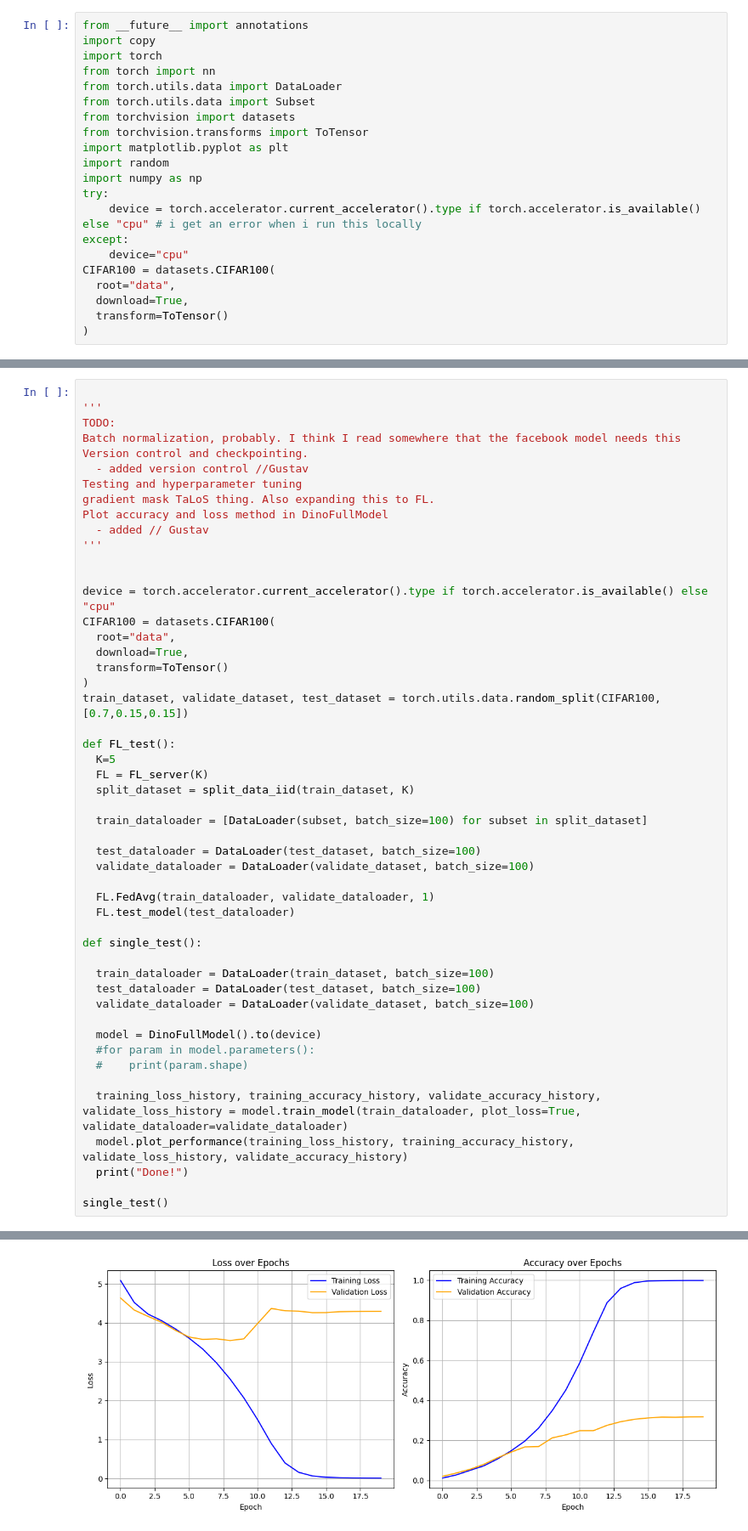
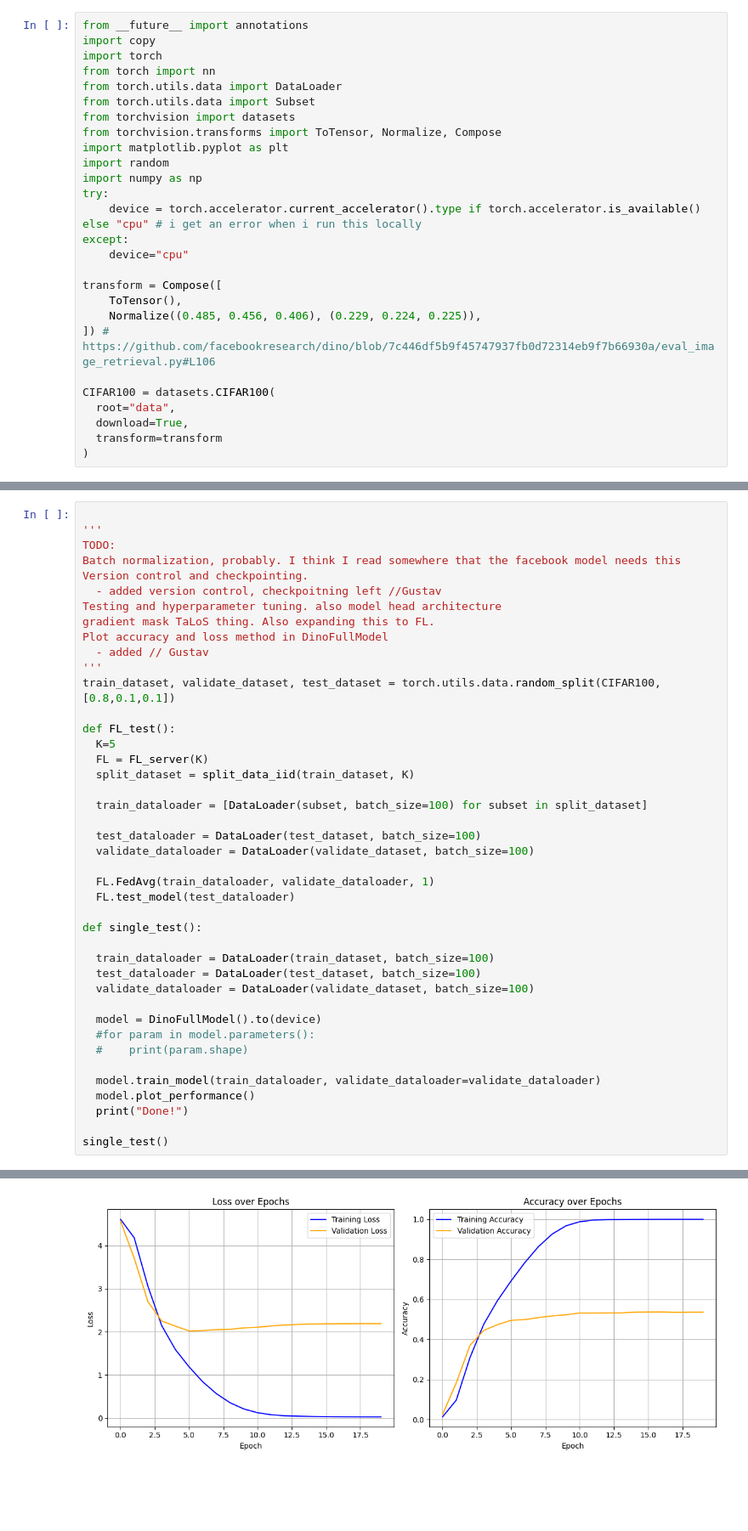
Before and after one commit to aWolander/google-colab, a Jupyter notebook: Federated Learning.ipynb, the cells around one changed output, grey strips where cells are left out. Shown at 85% size. Saved outputs shown, nothing was run; the diff lists cells and outputs as text; blank space fills up the shorter version.

```diff
--- a/Federated Learning.ipynb
+++ b/Federated Learning.ipynb
@@ -8,7 +8,7 @@ from torch import nn
 from torch.utils.data import DataLoader
 from torch.utils.data import Subset
 from torchvision import datasets
-from torchvision.transforms import ToTensor
+from torchvision.transforms import ToTensor, Normalize, Compose
 import matplotlib.pyplot as plt
 import random
 import numpy as np
@@ -16,10 +16,16 @@ try:
     device = torch.accelerator.current_accelerator().type if torch.accelerator.is_available() else "cpu" # i get an error when i run this locally
 except:
     device="cpu"
+
+transform = Compose([
+    ToTensor(),
+    Normalize((0.485, 0.456, 0.406), (0.229, 0.224, 0.225)),
+]) # https://github.com/facebookresearch/dino/blob/7c446df5b9f45747937fb0d72314eb9f7b66930a/eval_image_retrieval.py#L106
+
 CIFAR100 = datasets.CIFAR100(
   root="data",
   download=True,
-  transform=ToTensor()
+  transform=transform
 )
 # %%
 
@@ -401,21 +388,13 @@ class FL_server():
 TODO:
 Batch normalization, probably. I think I read somewhere that the facebook model needs this
 Version control and checkpointing.
-  - added version control //Gustav
-Testing and hyperparameter tuning
+  - added version control, checkpoitning left //Gustav
+Testing and hyperparameter tuning. also model head architecture
 gradient mask TaLoS thing. Also expanding this to FL.
 Plot accuracy and loss method in DinoFullModel
   - added // Gustav
 '''
-
-
-device = torch.accelerator.current_accelerator().type if torch.accelerator.is_available() else "cpu"
-CIFAR100 = datasets.CIFAR100(
-  root="data",
-  download=True,
-  transform=ToTensor()
-)
-train_dataset, validate_dataset, test_dataset = torch.utils.data.random_split(CIFAR100, [0.7,0.15,0.15])
+train_dataset, validate_dataset, test_dataset = torch.utils.data.random_split(CIFAR100, [0.8,0.1,0.1])
 
 def FL_test():
   K=5
@@ -440,8 +419,8 @@ def single_test():
   #for param in model.parameters():
   #    print(param.shape)
 
-  training_loss_history, training_accuracy_history, validate_accuracy_history, validate_loss_history = model.train_model(train_dataloader, plot_loss=True, validate_dataloader=validate_dataloader)
-  model.plot_performance(training_loss_history, training_accuracy_history, validate_loss_history, validate_accuracy_history)
+  model.train_model(train_dataloader, validate_dataloader=validate_dataloader)
+  model.plot_performance()
   print("Done!")
 
 single_test()
@@ -467,2 +446,2 @@ loss: 0.006772  [35000/35000]
-[figure, old version]
+[figure, new version]
 Done!
```
Also changed, not shown: parts of 4 cells of this notebook.
